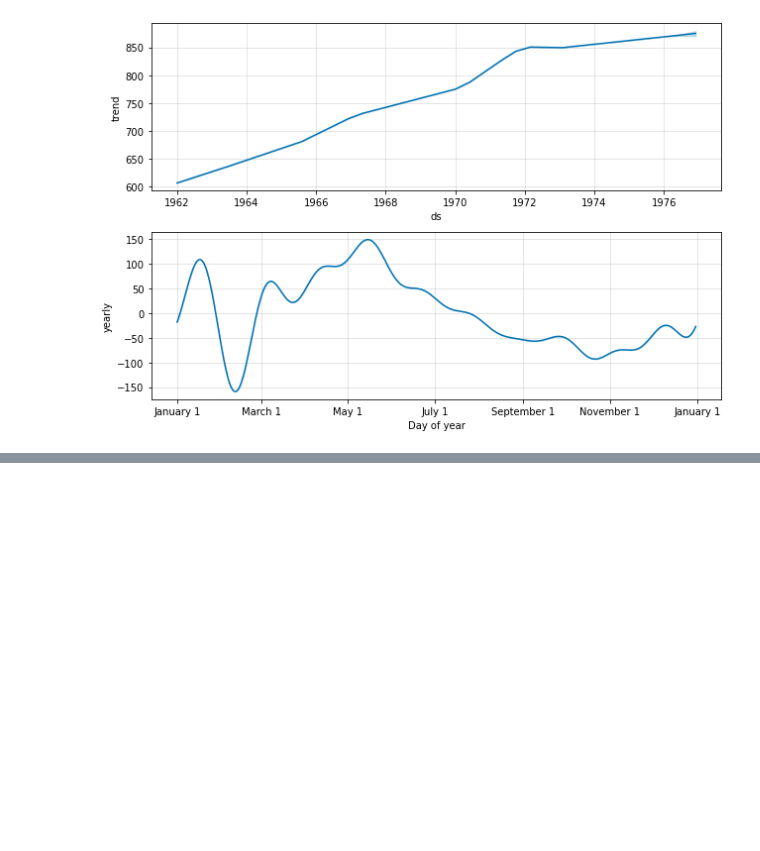
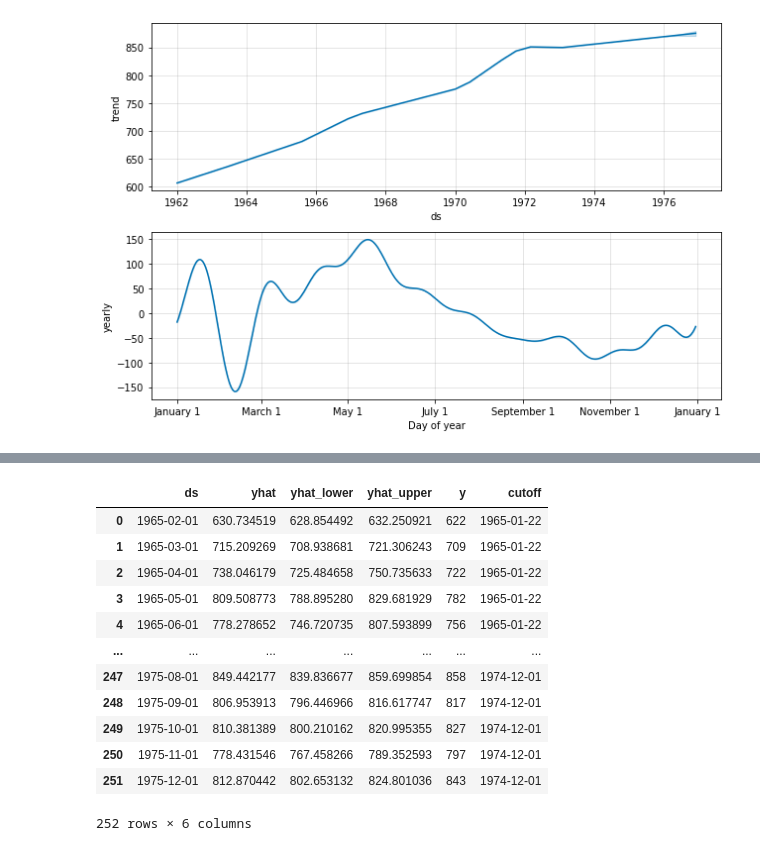
Before and after one commit to sudarshan-koirala/time-series-forecasting, a Jupyter notebook: time-series-facebook-prophet.ipynb, the cells around one changed output, grey strips where cells are left out. Cells and saved outputs as stored; diff of their text form; code cells hidden in the pictures; blank space fills up the shorter version.

```diff
--- a/time-series-facebook-prophet.ipynb
+++ b/time-series-facebook-prophet.ipynb
@@ -174,0 +189,16 @@ model.plot_components(prediction)
+# %%
+df_cv
+# %% [output]
+|  | ds | yhat | yhat_lower | yhat_upper | y | cutoff |
+| 0 | 1965-02-01 | 630.734519 | 628.854492 | 632.250921 | 622 | 1965-01-22 |
+| 1 | 1965-03-01 | 715.209269 | 708.938681 | 721.306243 | 709 | 1965-01-22 |
+| 2 | 1965-04-01 | 738.046179 | 725.484658 | 750.735633 | 722 | 1965-01-22 |
+| 3 | 1965-05-01 | 809.508773 | 788.895280 | 829.681929 | 782 | 1965-01-22 |
+| 4 | 1965-06-01 | 778.278652 | 746.720735 | 807.593899 | 756 | 1965-01-22 |
+| ... | ... | ... | ... | ... | ... | ... |
+| 247 | 1975-08-01 | 849.442177 | 839.836677 | 859.699854 | 858 | 1974-12-01 |
+| 248 | 1975-09-01 | 806.953913 | 796.446966 | 816.617747 | 817 | 1974-12-01 |
+| 249 | 1975-10-01 | 810.381389 | 800.210162 | 820.995355 | 827 | 1974-12-01 |
+| 250 | 1975-11-01 | 778.431546 | 767.458266 | 789.352593 | 797 | 1974-12-01 |
+| 251 | 1975-12-01 | 812.870442 | 802.653132 | 824.801036 | 843 | 1974-12-01 |
+252 rows × 6 columns
```
Also changed, not shown: parts of 10 cells of this notebook.
